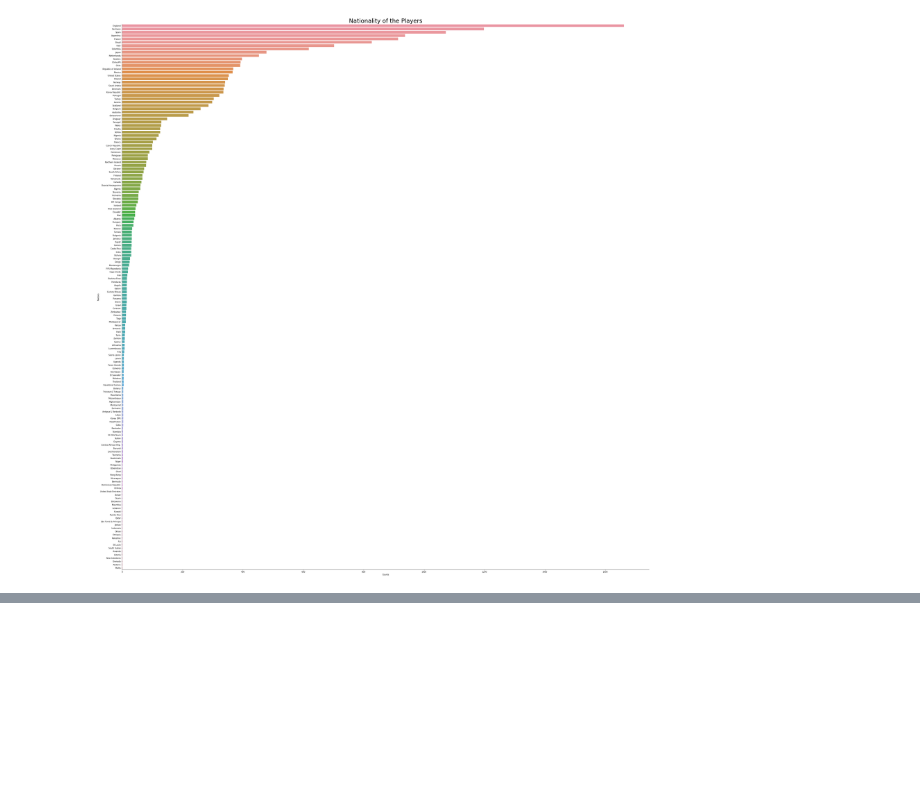
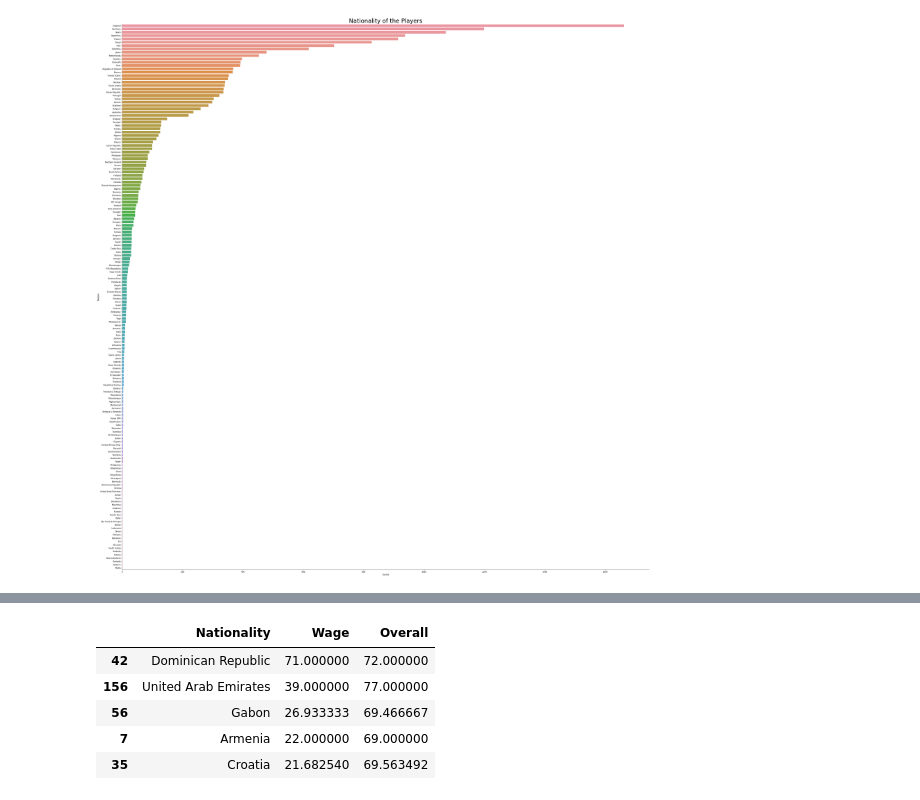
Before and after one commit to domu904/Domu.MachineLearning, a Jupyter notebook: soccerData_part3.ipynb, the cells around one changed output, grey strips where cells are left out. Cells and saved outputs as stored; diff of their text form; code cells hidden in the pictures; blank space fills up the shorter version.

```diff
--- a/soccerData_part3.ipynb
+++ b/soccerData_part3.ipynb
@@ -134,0 +164,11 @@ plt.title("Nationality of the Players",
+# %%
+avgwageoverall = soccer_data.groupby("Nationality", as_index=False)["Wage","Overall"].mean()
+avgwageoverall.sort_values(by="Wage",inplace=True,ascending=False)
+avgwageoverall.head()
+# %% [output]
+|  | Nationality | Wage | Overall |
+| 42 | Dominican Republic | 71.000000 | 72.000000 |
+| 156 | United Arab Emirates | 39.000000 | 77.000000 |
+| 56 | Gabon | 26.933333 | 69.466667 |
+| 7 | Armenia | 22.000000 | 69.000000 |
+| 35 | Croatia | 21.682540 | 69.563492 |
```
Also changed, not shown: parts of 4 cells of this notebook.
